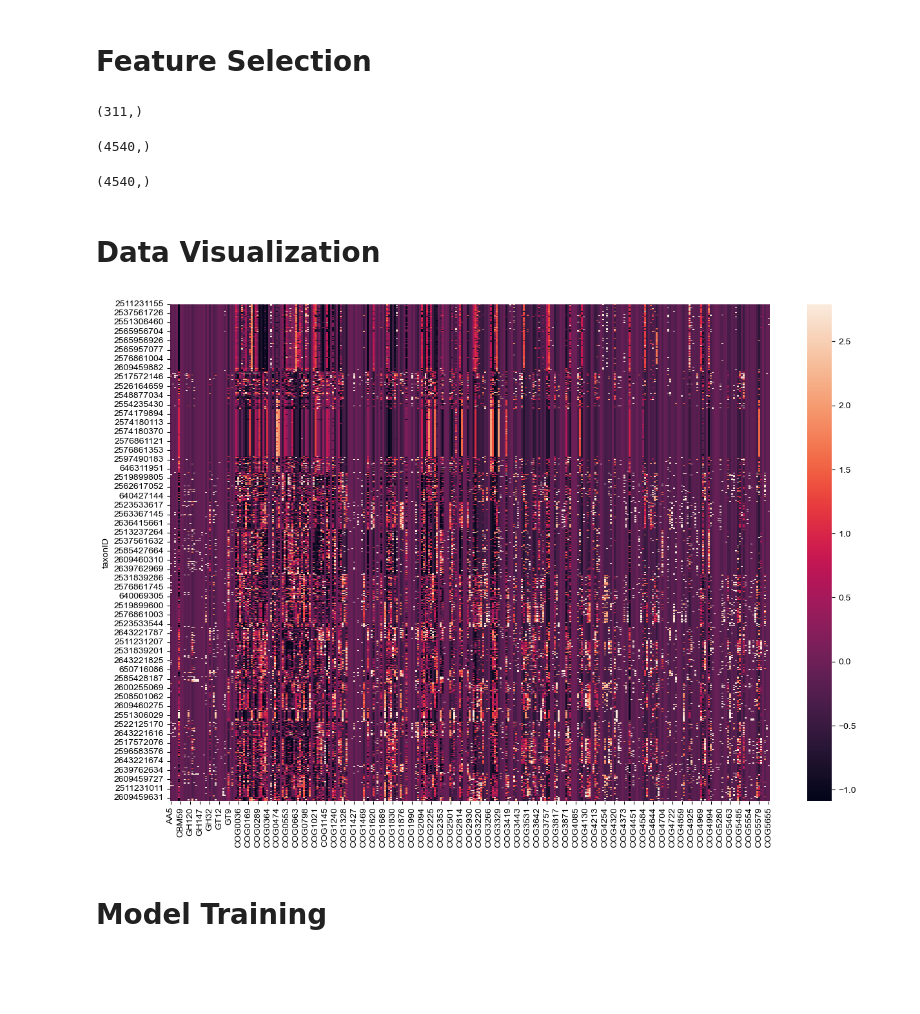
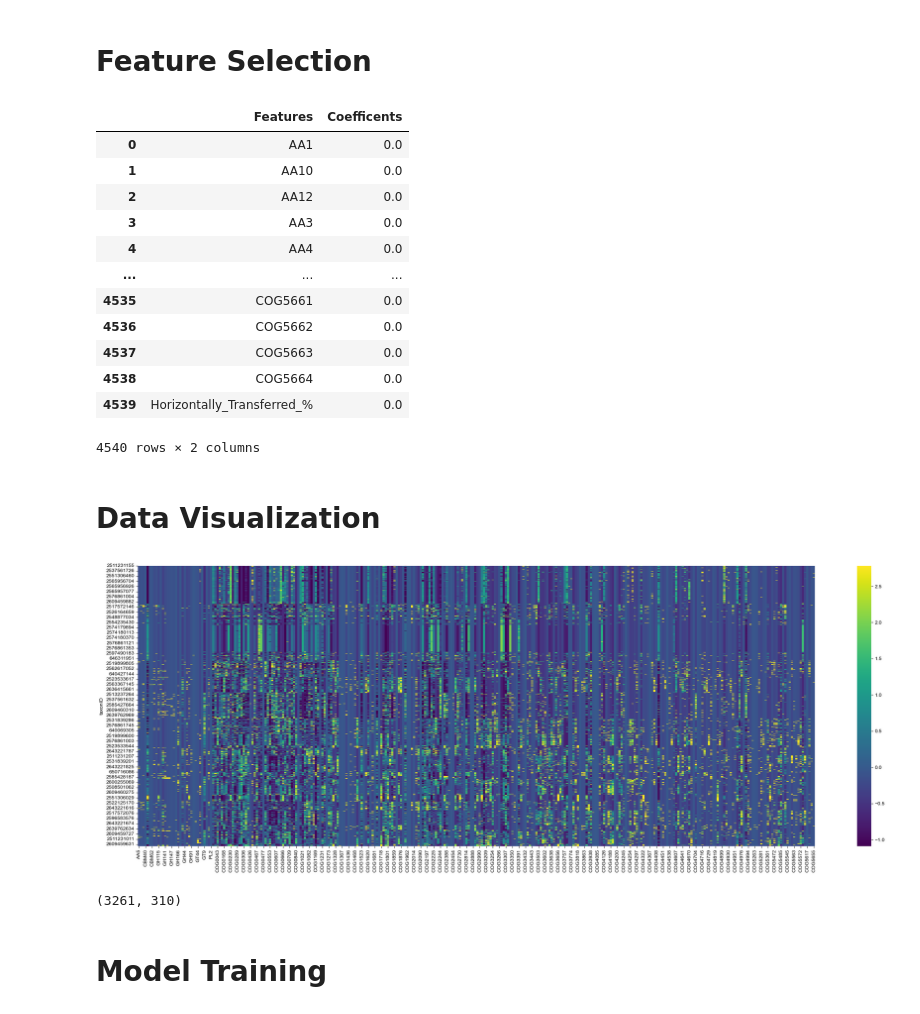
Before and after one commit to ajlukasiewicz/Team_9_MacLearn, a Jupyter notebook: Sarah_Classification.ipynb, the cells around one changed output. Cells and saved outputs as stored; diff of their text form; code cells hidden in the pictures; blank space fills up the shorter version.

```diff
--- a/Sarah_Classification.ipynb
+++ b/Sarah_Classification.ipynb
@@ -234,25 +233,37 @@ X = X[imp_features]
 imp_features.to_csv('logistic_regression_features.csv', index=True, header=False)
 # %%
-imp_features.shape
+# Making file with all coefficents of important features (for feature importance)
+
+all_features_coeff = pd.concat([pd.DataFrame(features), pd.DataFrame(coef)], axis = 1)
+all_features_coeff.columns = 'Features', 'Coefficents'
-# %% [output]
-(311,)
-# %%
-coef.shape
-# %% [output]
-(4540,)
-# %%
-features.shape
-# %% [output]
-(4540,)
+# %%
+all_features_coeff
+# %% [output]
+|  | Features | Coefficents |
+| 0 | AA1 | 0.0 |
+| 1 | AA10 | 0.0 |
+| 2 | AA12 | 0.0 |
+| 3 | AA3 | 0.0 |
+| 4 | AA4 | 0.0 |
+| ... | ... | ... |
+| 4535 | COG5661 | 0.0 |
+| 4536 | COG5662 | 0.0 |
+| 4537 | COG5663 | 0.0 |
+| 4538 | COG5664 | 0.0 |
+| 4539 | Horizontally_Transferred_% | 0.0 |
+4540 rows × 2 columns
 # %% [markdown]
 # Data Visualization
 # %%
-fig, ax = plt.subplots(figsize=(15,10))
+fig, ax = plt.subplots(figsize=(30,10))
 X_forplotting = X
 X_forplotting.index = df['taxonID']
-ax = sb.heatmap(X_forplotting, robust = True) # square = True,
+ax = sb.heatmap(X_forplotting, robust = True, cmap = 'viridis') # square = True,
+plt.show()
+print(X_forplotting.shape)
 # %% [output]
-[figure, old version]
+[figure, new version]
+(3261, 310)
 # %% [markdown]
 # Model Training
 # %% [markdown]
```
Also changed, not shown: parts of 34 cells of this notebook.
